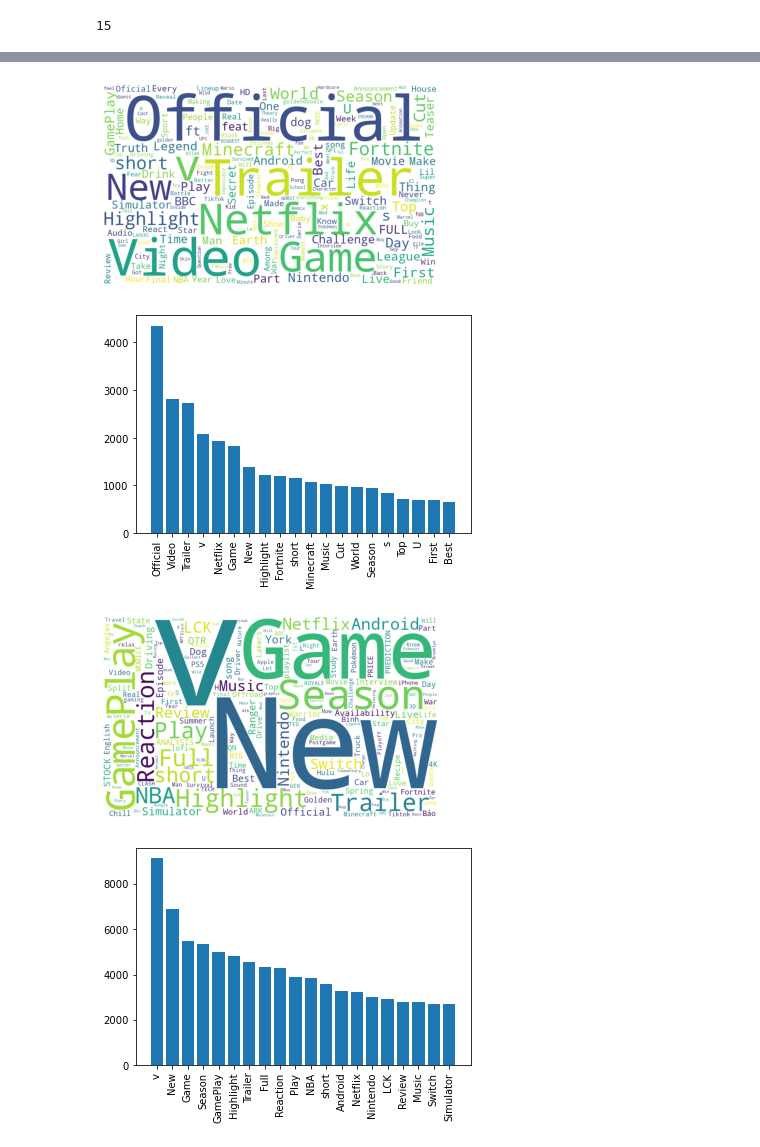
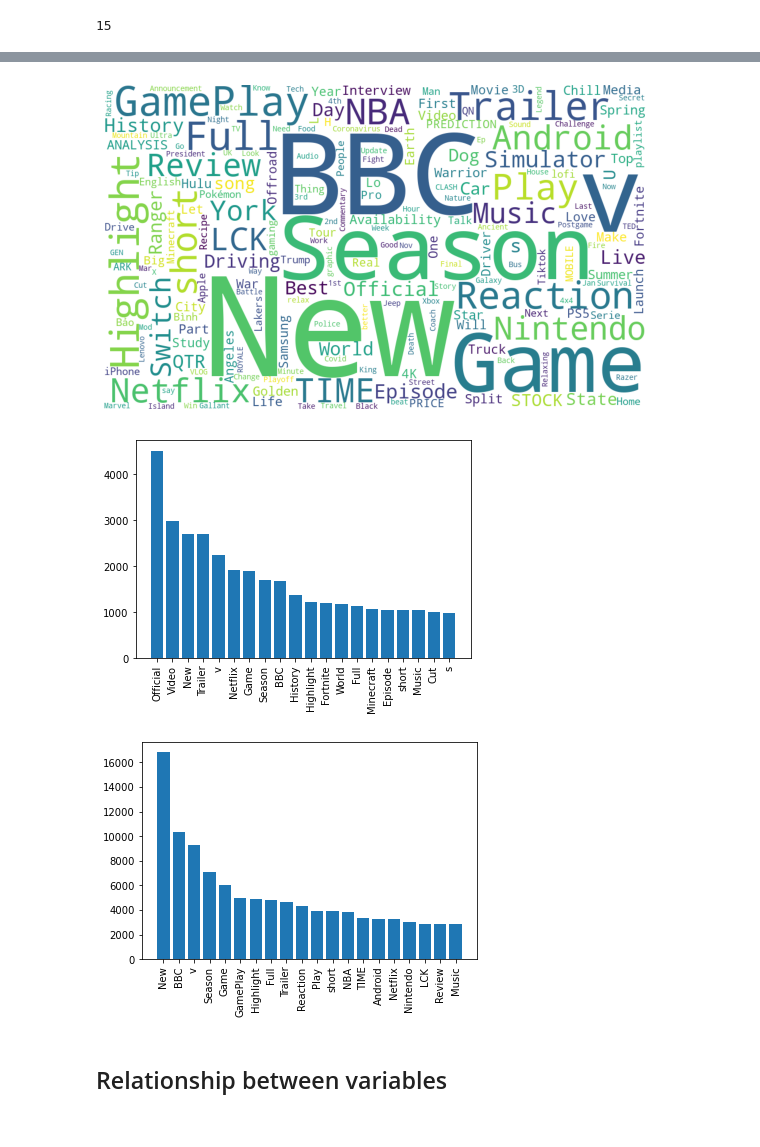
Before and after one commit to xinah3131/youtube-trend-prediction, a Jupyter notebook: Exploratory Data Analysis.ipynb, the cells around one changed output, grey strips where cells are left out. Cells and saved outputs as stored; diff of their text form; code cells hidden in the pictures.

```diff
--- a/Exploratory Data Analysis.ipynb
+++ b/Exploratory Data Analysis.ipynb
@@ -8,3 +12,3 @@ import matplotlib.pylab as plt
 # %%
 df = pd.read_csv(r'C:\Users\LEGION\Desktop\MMU\Data Science Fundamental\Project\Prediction of Video\dataset\merged.csv')
-df.drop(['Unnamed: 0'],axis=1)
+df = df.drop(['Unnamed: 0'],axis=1)
@@ -260,20 +352,20 @@ display(HTML(innerHTML))
 # %%
-#WordCloud (For Trend)
+#WordCloud (For Non Trend)
 
 from wordcloud import WordCloud,STOPWORDS
 
-titles = df.loc[df['trendingOrNot'] == 1, 'title']
+titles = df.loc[df['trendingOrNot'] == 0, 'title']
 text = ' '.join(titles)
 wordcloud = WordCloud(stopwords=STOPWORDS,collocations=False,
                       background_color='white',height=600,width=1000)\
                      .generate(text)
+plt.figure(figsize=(10, 6))
 plt.imshow(wordcloud)
 plt.axis("off")
 plt.show()
 # %% [output]
-[figure, old version]
+[figure, new version]
 # %%
-from wordcloud import WordCloud, STOPWORDS
 titles = df.loc[df['trendingOrNot'] == 1, 'title']
 text = ' '.join(titles)
 wordcloud = WordCloud(stopwords=STOPWORDS,collocations=False,
@@ -288,22 +380,7 @@ plt.bar(top_10_words.keys(), top_10_words.values())
 plt.xticks(rotation=90)
 plt.show()
 # %% [output]
-[figure, old version]
+[figure, new version]
-# %%
-#WordCloud (For Non Trend)
-
-from wordcloud import WordCloud,STOPWORDS
-
-titles = df.loc[df['trendingOrNot'] == 0, 'title']
-text = ' '.join(titles)
-wordcloud = WordCloud(stopwords=STOPWORDS,collocations=False,
-                      background_color='white',height=600,width=1000)\
-                     .generate(text)
-plt.imshow(wordcloud)
-plt.axis("off")
-plt.show()
-# %% [output]
-[figure, removed]
 # %%
 from wordcloud import WordCloud, STOPWORDS
 titles = df.loc[df['trendingOrNot'] == 0, 'title']
@@ -320,7 +397,9 @@ plt.bar(top_10_words.keys(), top_10_words.values())
 plt.xticks(rotation=90)
 plt.show()
 # %% [output]
-[figure, old version]
+[figure, new version]
+# %% [markdown]
+## Relationship between variables
 # %%
 sns.factorplot(x ='trendingOrNot', y ='titleLength',
                kind = 'bar', hue = 'trendingOrNot',
```
Also changed, not shown: parts of 72 cells of this notebook.
